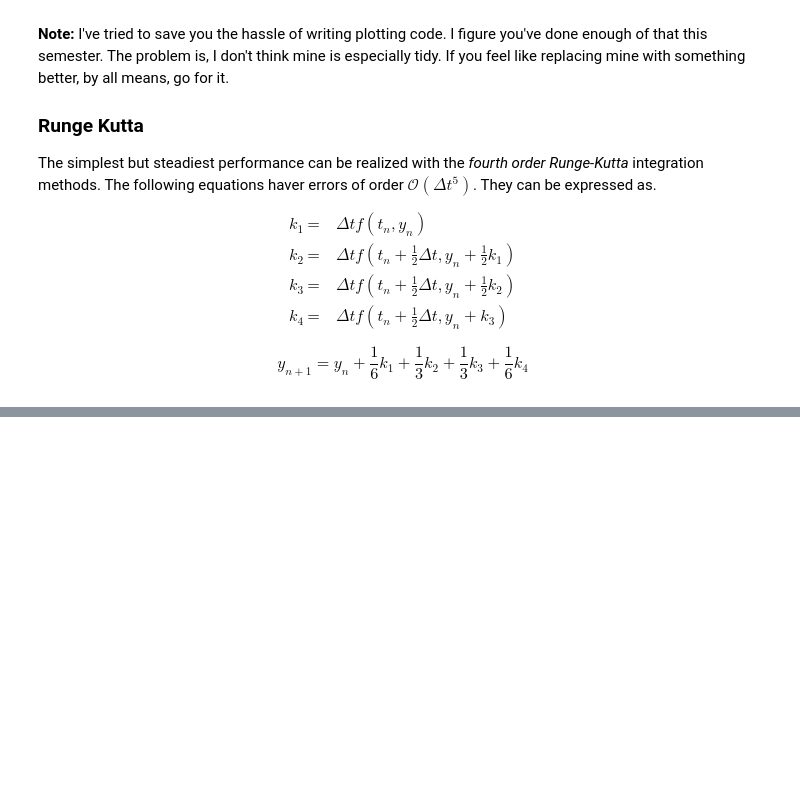
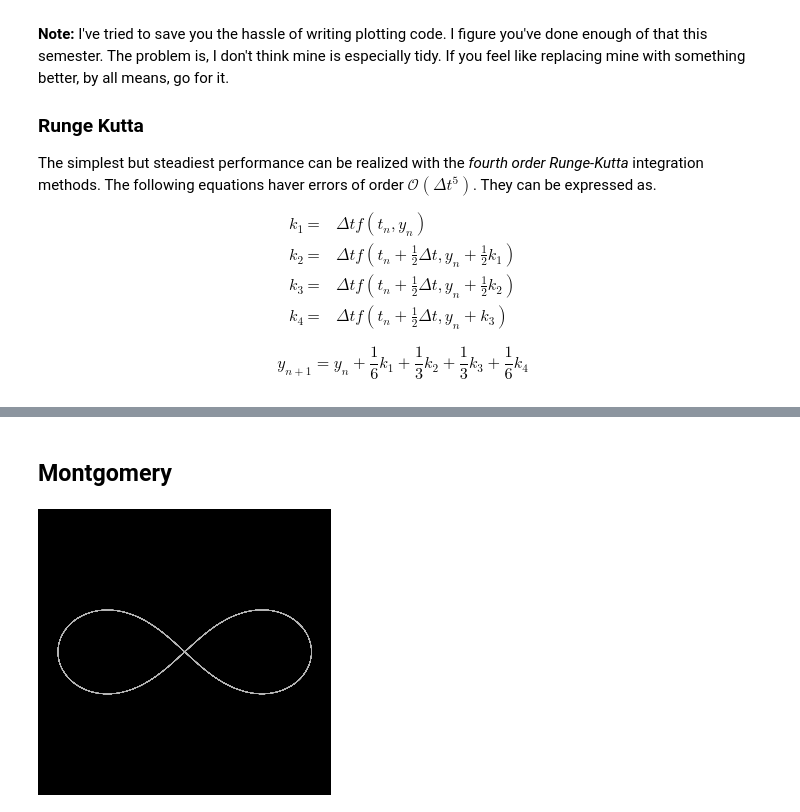
Before and after one commit to fbunt/SimulationNBody, a Jupyter notebook: ODE Limitations.ipynb, the cells around one changed output, grey strips where cells are left out. Cells and saved outputs as stored; diff of their text form; code cells hidden in the pictures; blank space fills up the shorter version.

```diff
--- a/ODE Limitations.ipynb
+++ b/ODE Limitations.ipynb
@@ -135,47 +235,33 @@ plt.show()
+# %% [markdown]
+## Montgomery
 # %%
-d = p['dimension']
-trace_length = 20
-c=['tab:red','tab:olive','tab:pink','tab:cyan','tab:purple']
-body_list = []
-trace_list = []
+y0 = montgomery
+p  = p3
+d = p["dimension"]
+dt = 0.01  # This is wrong - figure it out!
+t_span = [0,100]
 
-fig = plt.figure(figsize=(10,10))
+t_s,y = solve_ode(n_body,t_span, y0, EulerRichardson, args=(p,), first_step=dt)
+
+fig = plt.figure(figsize=(5,5))
 ax = fig.add_subplot(111)
 
 x_min,x_max,y_min,y_max = 1e9,-1e9,1e9,-1e9
 for i in range(0,y0.size//d,d):
     x_t = y[:,i]
     y_t = y[:,i+1]
     if x_min > x_t.min(): x_min = x_t.min()
     if x_max < x_t.max(): x_max = x_t.max()
     if y_min > y_t.min(): y_min = y_t.min()
     if y_max < y_t.max(): y_max = y_t.max()
 
     ph, =  ax.plot(x_t,y_t,'-',color=[.7,.7,.7],linewidth=.5)
 
 plt.xlim([1.2*x_min,1.2*x_max])
 plt.ylim([1.2*y_min,1.2*y_max])
 
+plt.axis("equal")
 ax.axis('off')
-
-for i in range(0,y0.size//d,d):
-    ph, =  ax.plot(y0[i],y0[i+1],'o',color=c[i//d]);
-    body_list.append( ph )
-    ph, = ax.plot([],[],'-',color=c[i//d])
-    trace_list.append( ph )
-
-def animate(i):
-    i = i % t_s.size
-    for im,j in zip(body_list,range(0,d*len(body_list),d)):
-        im.set_xdata( y[i+1,j] )
-        im.set_ydata( y[i+1,j+1] )
-
-    if i>trace_length:
-        for im,j in zip(trace_list,range(0,d*len(trace_list),d)):
-            im.set_xdata( y[i-trace_length:i+1,j] )
-            im.set_ydata( y[i-trace_length:i+1,j+1] )
-    return im
-
-anim = animation.FuncAnimation(fig, animate, interval=20,frames=len(t_s))
-
-HTML(anim.to_html5_video())
+plt.show()
+# %% [output]
+[figure, added]
```
Also changed, not shown: parts of 7 cells of this notebook.
